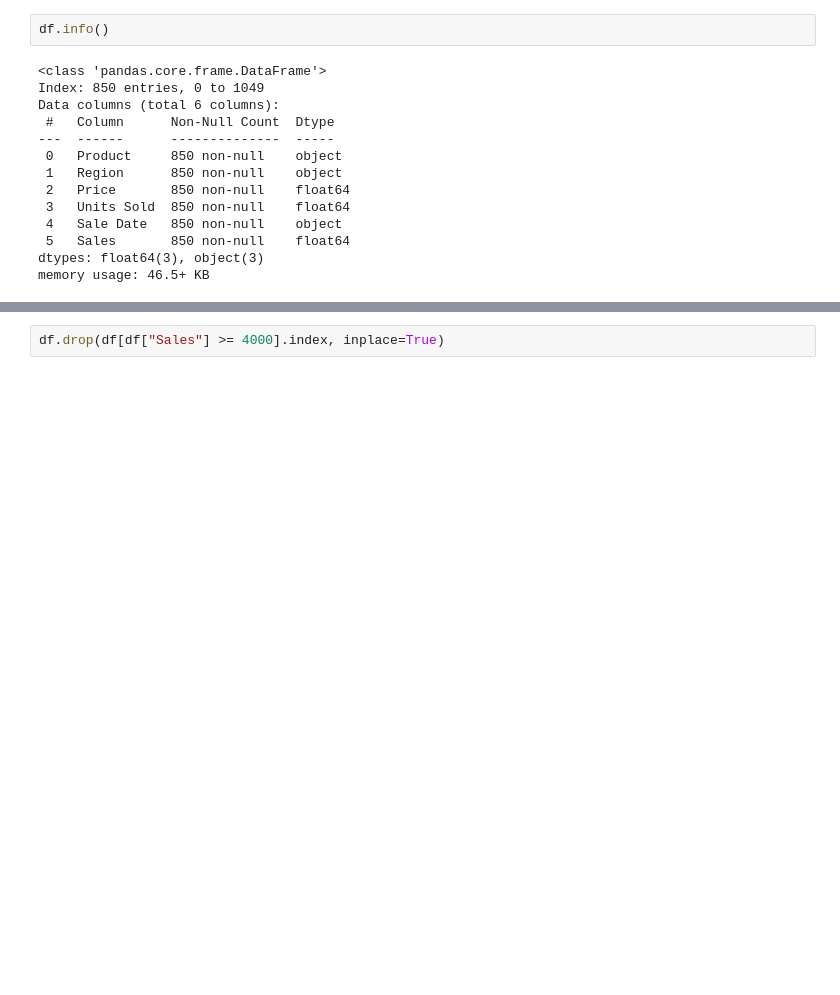
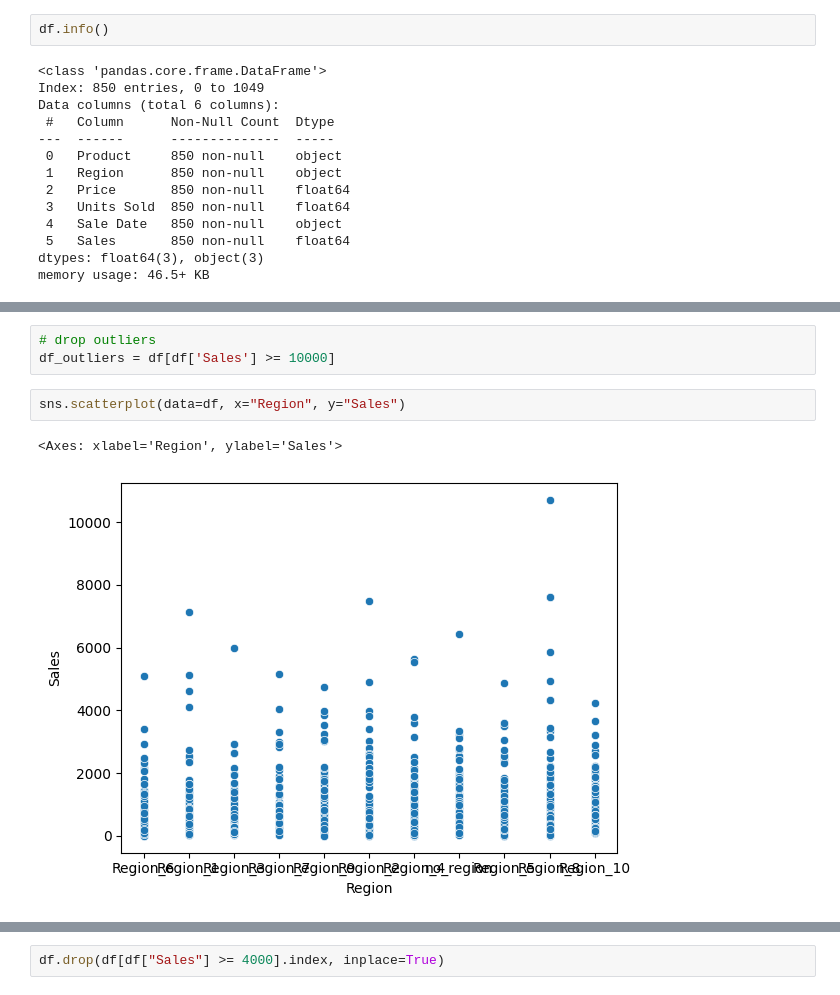
Before and after one commit to annwanginnt/data_scirence, a Jupyter notebook: assignment_1.ipynb, the cells around one changed output, grey strips where cells are left out. Saved outputs shown, nothing was run; the diff lists cells and outputs as text; blank space fills up the shorter version.

```diff
--- a/assignment_1.ipynb
+++ b/assignment_1.ipynb
@@ -138 +243,9 @@ sns.scatterplot(data=df, x="Region", y="Sales")
+# %%
+# drop outliers
+df_outliers = df[df['Sales'] >= 10000]
+# %%
+sns.scatterplot(data=df, x="Region", y="Sales")
+# %% [output]
+<Axes: xlabel='Region', ylabel='Sales'>
+[figure, added]
 # %%
```
Also changed, not shown: parts of 33 cells of this notebook, 1 other file.
